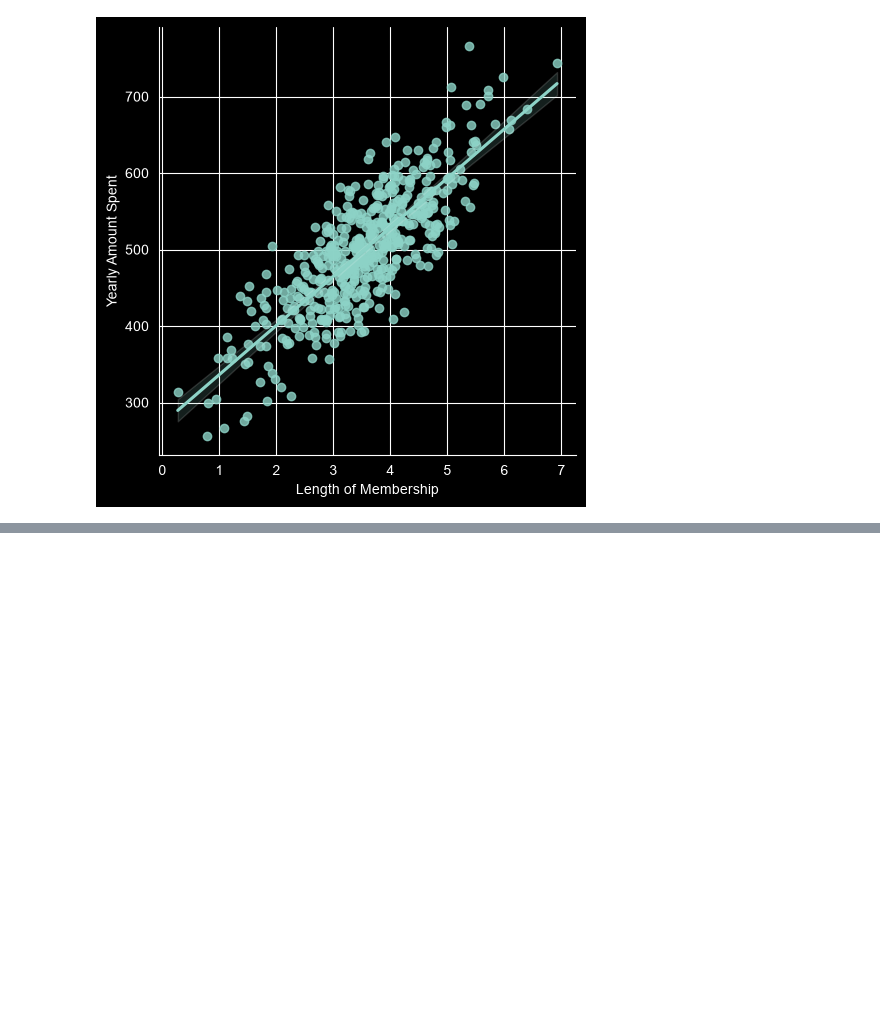
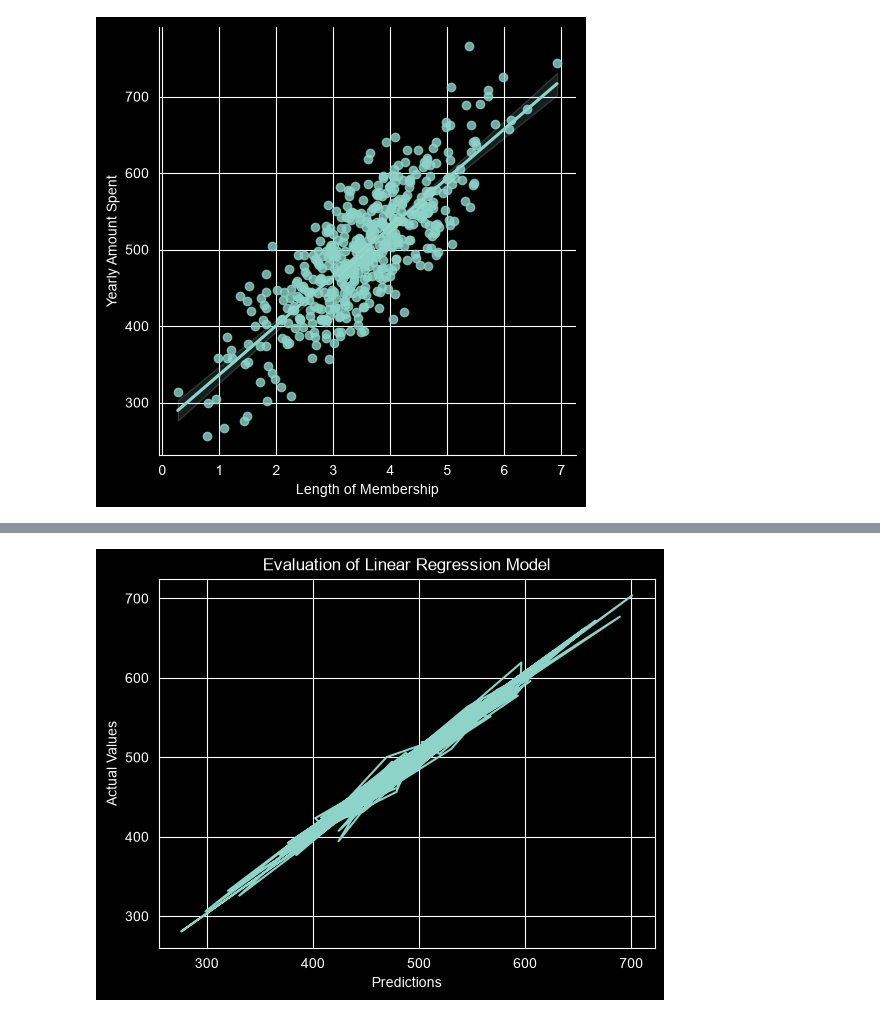
Before and after one commit to shea3booo/Linear-Regression-E-commerce, a Jupyter notebook: Linear Regression E-commerce.ipynb, the cells around one changed output, grey strips where cells are left out. Saved outputs shown, nothing was run; the diff lists cells and outputs as text; code cells hidden in the pictures; blank space fills up the shorter version.

```diff
--- a/Linear Regression E-commerce.ipynb
+++ b/Linear Regression E-commerce.ipynb
@@ -120,0 +168,8 @@ x_train
+# %%
+plt.plot(y_test, y_predict)
+plt.xlabel("Predictions")
+plt.ylabel("Actual Values")
+plt.title("Evaluation of Linear Regression Model")
+plt.show()
+# %% [output]
+[figure, added]
```
Also changed, not shown: parts of 16 cells of this notebook.
